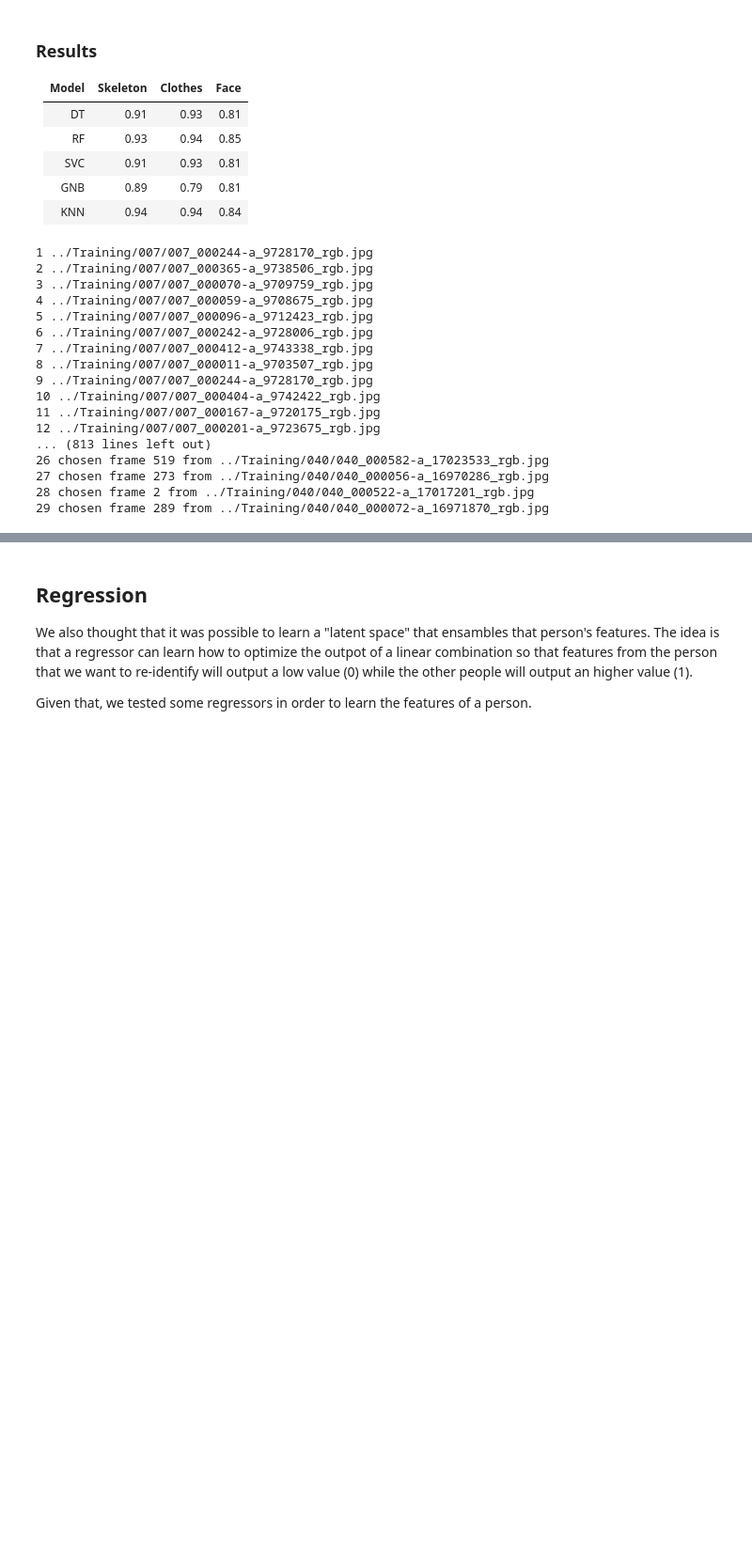
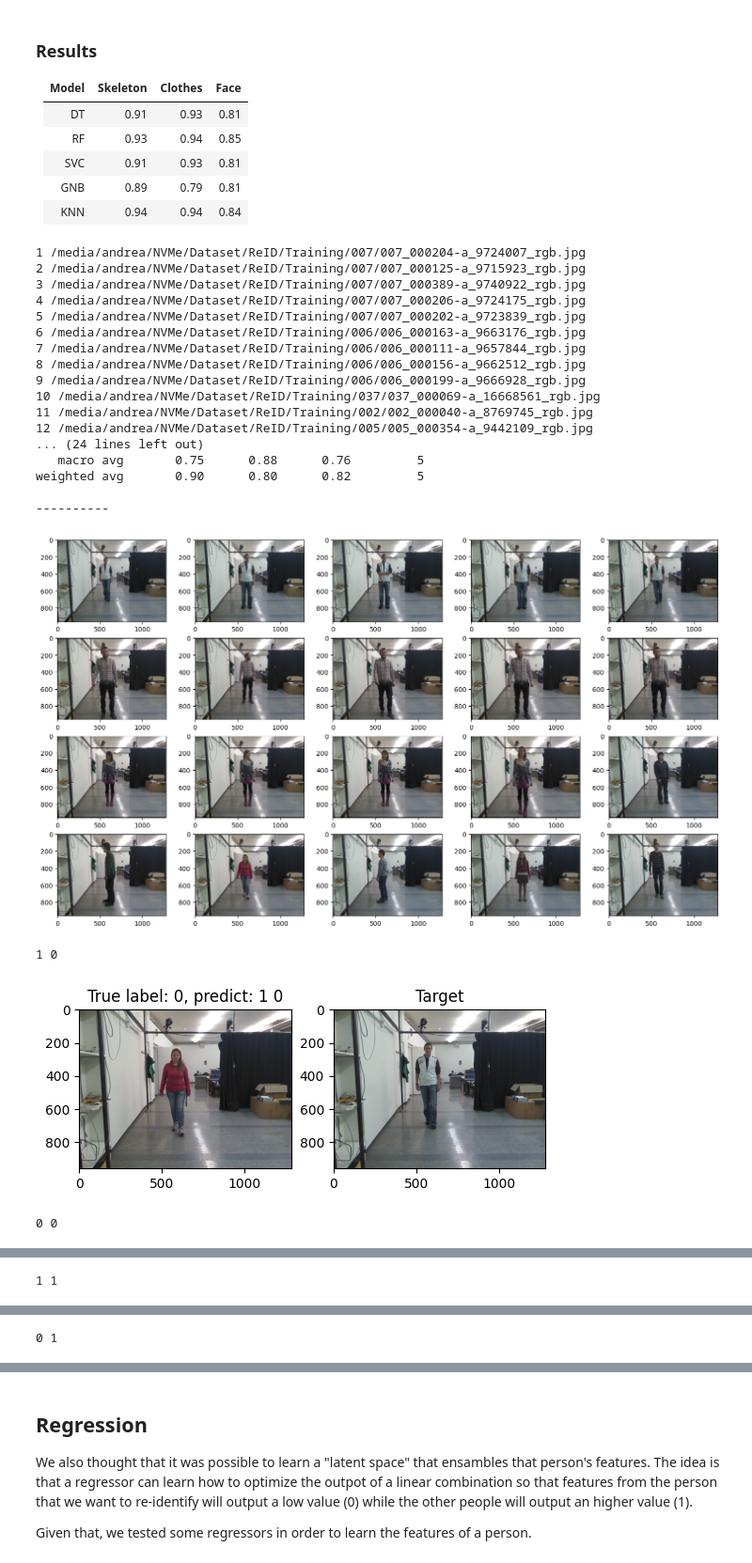
Before and after one commit to Andreus00/FDS, a Jupyter notebook: src/notebook.ipynb, the cells around one changed output, grey strips where cells are left out. Shown at 94% size. Cells and saved outputs as stored; diff of their text form; code cells hidden in the pictures; blank space fills up the shorter version.

```diff
--- a/src/notebook.ipynb
+++ b/src/notebook.ipynb
@@ -394,51 +328,58 @@ model_clothes = RandomForestClassifier(criterion ='entropy', max_depth = None, m
 # model_face = SVC(C = 1, kernel = "poly", degree = 3, gamma = "auto", probability = True, random_state = 2)
 
 model_skel.fit(X_skel_train, y_train)
 model_clothes.fit(X_clothes_train, y_train)
 
 skel_pred = model_skel.predict(X_skel_test)
 print(classification_report(y_test, skel_pred))
 print("-" * 10)
 clothes_pred = model_clothes.predict(X_clothes_test)
 print(classification_report(y_test, clothes_pred))
 print("-" * 10)
 # face_pred = model_face.predict(X_face_test)
 # print(classification_report(y_face_test, face_pred))
 
 
 
 target = np.where(y == 1)
 target_img = images[target[0][0]]
 
-for t, el in zip(y, images):
-    plt.imshow(el)
-    print(t)
-    plt.show()
+fig, ax = plt.subplots(len(images) // 5, 5)
+fig.set_size_inches(18.5, 10.5)
+
+for i in range(len(y)):
+    t, el = y[i], images[i]
+    ax[i // 5, i % 5].imshow(el)
+plt.show()
 
 
 for idx in range(len(y_test)):
     fig, ax = plt.subplots(1, 2)
     ax[0].imshow(test_imgs[idx])
     ax[0].set_title(f"True label: {y_test[idx]}, predict: {skel_pred[idx]} {clothes_pred[idx]}")
     ax[1].imshow(target_img)
     ax[1].set_title("Target")#"skel label: " + str(bool(res[1][0])), "clothes label: " + str(bool(res[1][1])), "face label: " + str(bool(res[1][2])))
     print(skel_pred[idx], clothes_pred[idx])
     plt.show()
 # %% [output]
-1 ../Training/007/007_000244-a_9728170_rgb.jpg
-2 ../Training/007/007_000365-a_9738506_rgb.jpg
-3 ../Training/007/007_000070-a_9709759_rgb.jpg
-4 ../Training/007/007_000059-a_9708675_rgb.jpg
-5 ../Training/007/007_000096-a_9712423_rgb.jpg
-6 ../Training/007/007_000242-a_9728006_rgb.jpg
-7 ../Training/007/007_000412-a_9743338_rgb.jpg
-8 ../Training/007/007_000011-a_9703507_rgb.jpg
-9 ../Training/007/007_000244-a_9728170_rgb.jpg
-10 ../Training/007/007_000404-a_9742422_rgb.jpg
-11 ../Training/007/007_000167-a_9720175_rgb.jpg
-12 ../Training/007/007_000201-a_9723675_rgb.jpg
-... (813 lines left out)
-26 chosen frame 519 from ../Training/040/040_000582-a_17023533_rgb.jpg
-27 chosen frame 273 from ../Training/040/040_000056-a_16970286_rgb.jpg
-28 chosen frame 2 from ../Training/040/040_000522-a_17017201_rgb.jpg
-29 chosen frame 289 from ../Training/040/040_000072-a_16971870_rgb.jpg
+1 /media/andrea/NVMe/Dataset/ReID/Training/007/007_000204-a_9724007_rgb.jpg
+2 /media/andrea/NVMe/Dataset/ReID/Training/007/007_000125-a_9715923_rgb.jpg
+3 /media/andrea/NVMe/Dataset/ReID/Training/007/007_000389-a_9740922_rgb.jpg
+4 /media/andrea/NVMe/Dataset/ReID/Training/007/007_000206-a_9724175_rgb.jpg
+5 /media/andrea/NVMe/Dataset/ReID/Training/007/007_000202-a_9723839_rgb.jpg
+6 /media/andrea/NVMe/Dataset/ReID/Training/006/006_000163-a_9663176_rgb.jpg
+7 /media/andrea/NVMe/Dataset/ReID/Training/006/006_000111-a_9657844_rgb.jpg
+8 /media/andrea/NVMe/Dataset/ReID/Training/006/006_000156-a_9662512_rgb.jpg
+9 /media/andrea/NVMe/Dataset/ReID/Training/006/006_000199-a_9666928_rgb.jpg
+10 /media/andrea/NVMe/Dataset/ReID/Training/037/037_000069-a_16668561_rgb.jpg
+11 /media/andrea/NVMe/Dataset/ReID/Training/002/002_000040-a_8769745_rgb.jpg
+12 /media/andrea/NVMe/Dataset/ReID/Training/005/005_000354-a_9442109_rgb.jpg
+... (24 lines left out)
+   macro avg       0.75      0.88      0.76         5
+weighted avg       0.90      0.80      0.82         5
+
+----------
+[figure, added]
+1 0
+[figure, added]
+0 0
@@ -444,0 +387 @@ for idx in range(len(y_test)):
+1 1
@@ -444,0 +389 @@ for idx in range(len(y_test)):
+0 1
```
Also changed, not shown: parts of 8 cells of this notebook, 19 other files.
